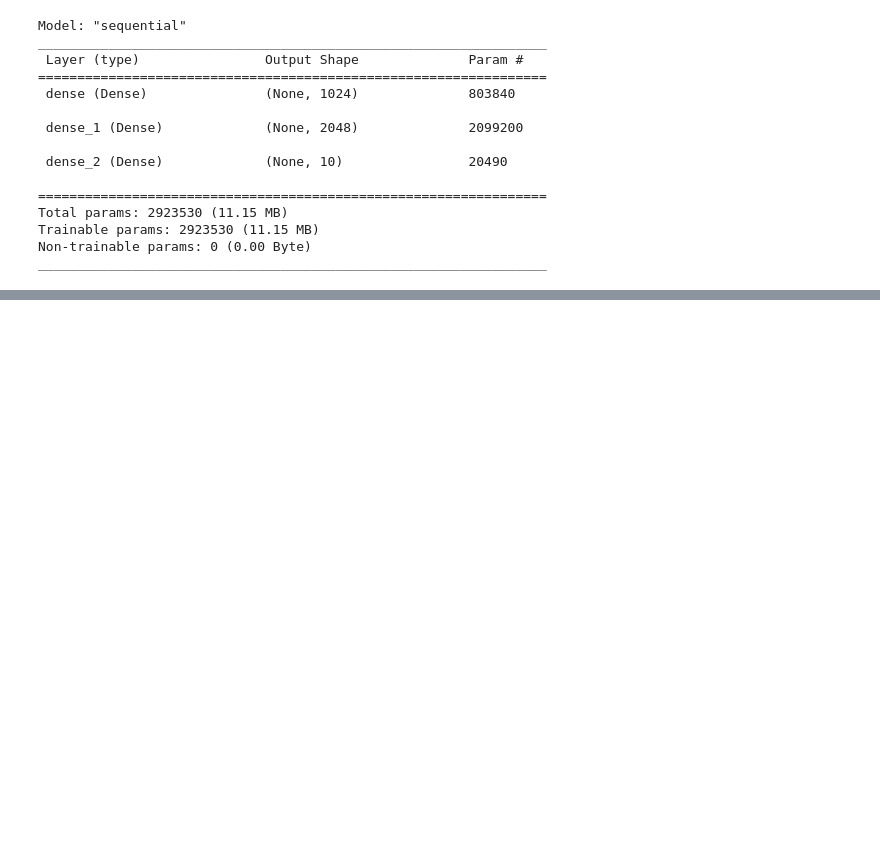
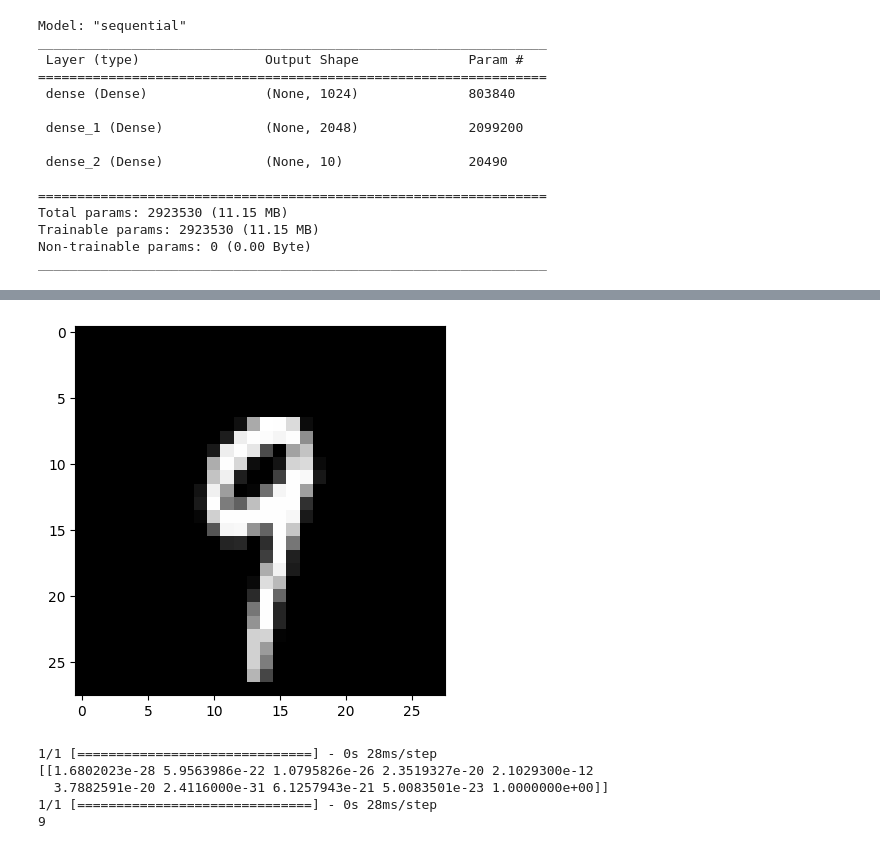
Before and after one commit to thiagohrcosta/ML-Number, a Jupyter notebook: ml_number.ipynb, the cells around one changed output, grey strips where cells are left out. Drawn from its saved outputs; the diff is of its cells as text; code cells hidden in the pictures; blank space fills up the shorter version.

```diff
--- a/ml_number.ipynb
+++ b/ml_number.ipynb
@@ -170,0 +232,17 @@ Epoch 20/20
+# %%
+x = X_train2[600]
+x = numpy.expand_dims(x, axis=0)
+image_to_get_data = X_train[600]
+image_to_get_data = numpy.array(image_to_get_data, dtype='float')
+pixels = image_to_get_data.reshape((28, 28))
+plt.imshow(pixels, cmap='gray')
+plt.show()
+print(model.predict(x))
+print(numpy.argmax(model.predict(x)))
+# %% [output]
+[figure, added]
+1/1 [==============================] - 0s 28ms/step
+[[1.6802023e-28 5.9563986e-22 1.0795826e-26 2.3519327e-20 2.1029300e-12
+  3.7882591e-20 2.4116000e-31 6.1257943e-21 5.0083501e-23 1.0000000e+00]]
+1/1 [==============================] - 0s 28ms/step
+9
```
Also changed, not shown: parts of 8 cells of this notebook.
